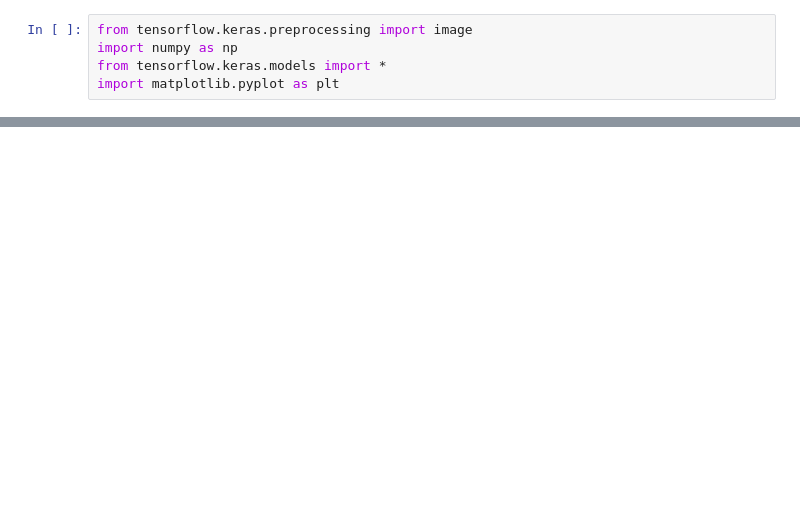
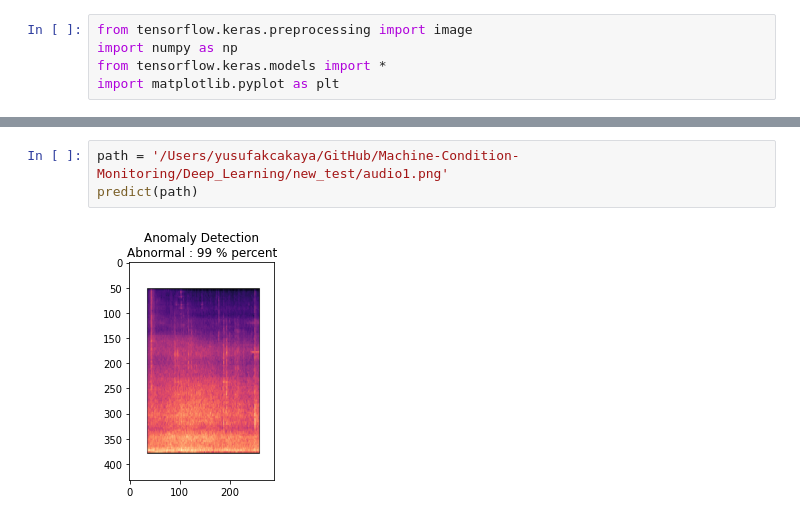
Before and after one commit to yusufakcakaya/Machine-Condition-Monitoring, a Jupyter notebook: Deep_Learning/VGG16_Prediction.ipynb, the cells around one changed output, grey strips where cells are left out. Drawn from its saved outputs; the diff is of its cells as text; blank space fills up the shorter version.

```diff
--- a/Deep_Learning/VGG16_Prediction.ipynb
+++ b/Deep_Learning/VGG16_Prediction.ipynb
@@ -37,0 +45,5 @@ predict(path)
+# %%
+path = '/Users/yusufakcakaya/GitHub/Machine-Condition-Monitoring/Deep_Learning/new_test/audio1.png'
+predict(path)
+# %% [output]
+[figure, added]
```
Also changed, not shown: parts of 3 cells of this notebook, 5 other files.
